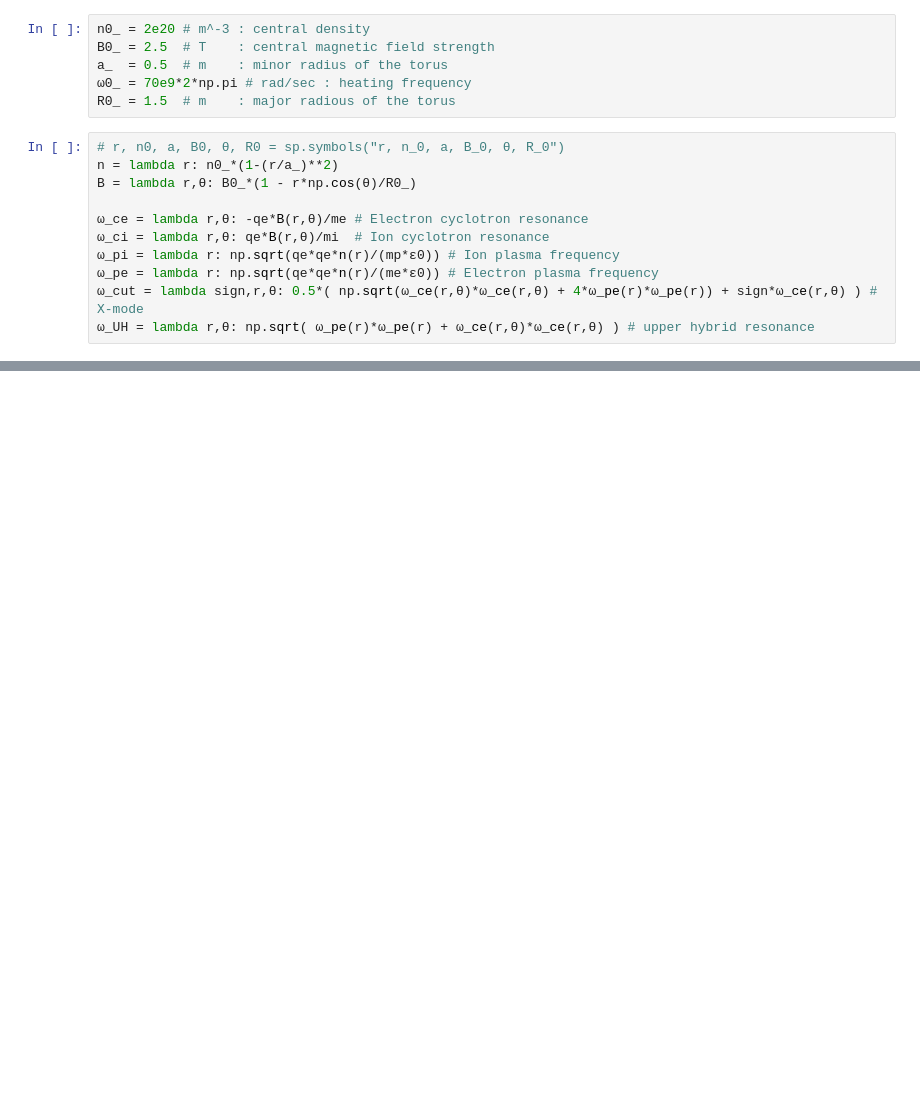
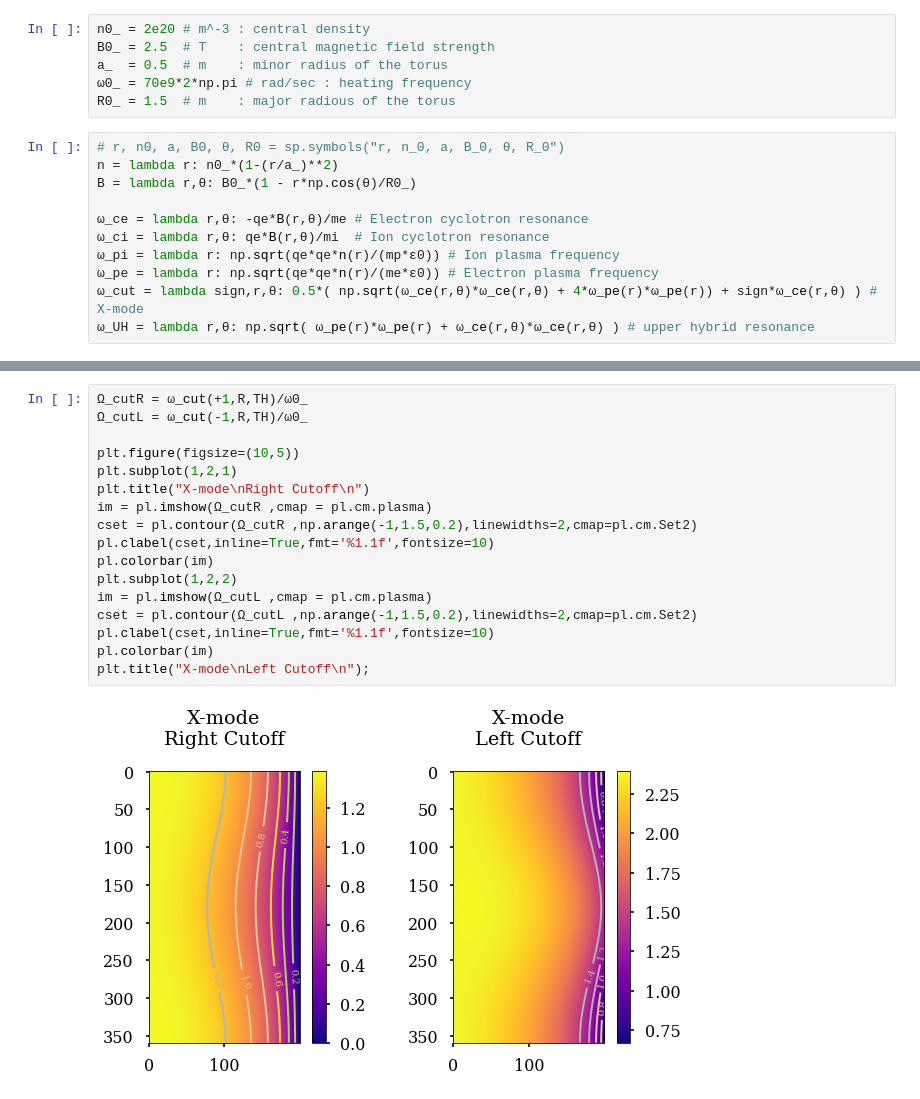
Before and after one commit to Chinnasf/Physics, a Jupyter notebook: Plasmas/Electron-Cyclotron_Resonant_Heating.ipynb, the cells around one changed output, grey strips where cells are left out. Drawn from its saved outputs; the diff is of its cells as text; blank space fills up the shorter version.

```diff
--- a/Plasmas/Electron-Cyclotron_Resonant_Heating.ipynb
+++ b/Plasmas/Electron-Cyclotron_Resonant_Heating.ipynb
@@ -72,0 +99,19 @@ plt.grid(alpha=0.5);
+# %%
+Ω_cutR = ω_cut(+1,R,TH)/ω0_
+Ω_cutL = ω_cut(-1,R,TH)/ω0_
+
+plt.figure(figsize=(10,5))
+plt.subplot(1,2,1)
+plt.title("X-mode\nRight Cutoff\n")
+im = pl.imshow(Ω_cutR ,cmap = pl.cm.plasma)
+cset = pl.contour(Ω_cutR ,np.arange(-1,1.5,0.2),linewidths=2,cmap=pl.cm.Set2)
+pl.clabel(cset,inline=True,fmt='%1.1f',fontsize=10)
+pl.colorbar(im)
+plt.subplot(1,2,2)
+im = pl.imshow(Ω_cutL ,cmap = pl.cm.plasma)
+cset = pl.contour(Ω_cutL ,np.arange(-1,1.5,0.2),linewidths=2,cmap=pl.cm.Set2)
+pl.clabel(cset,inline=True,fmt='%1.1f',fontsize=10)
+pl.colorbar(im)
+plt.title("X-mode\nLeft Cutoff\n");
+# %% [output]
+[figure, added]
```
Also changed, not shown: parts of 6 cells of this notebook.
